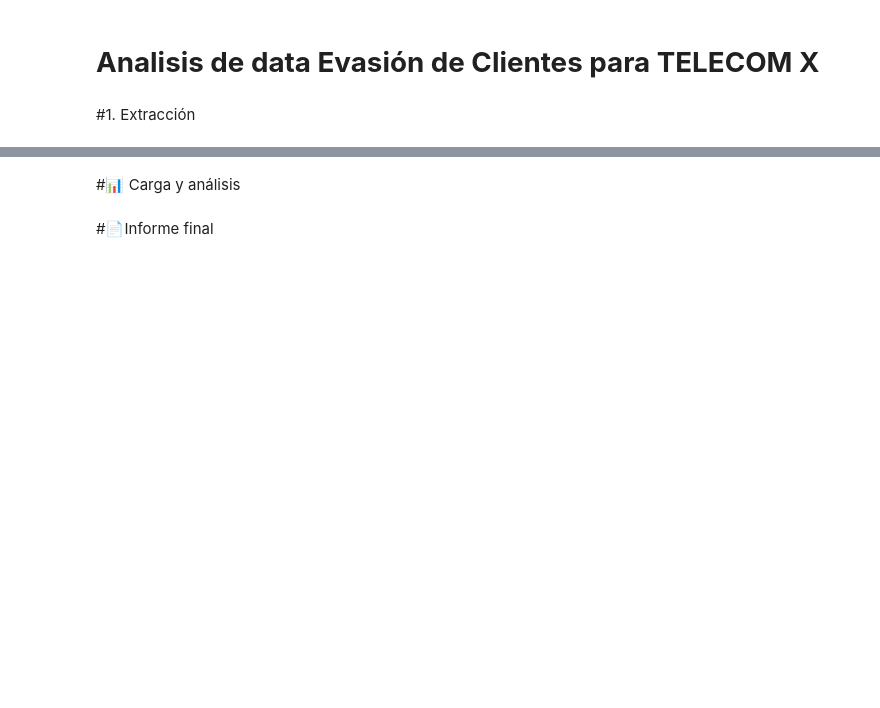
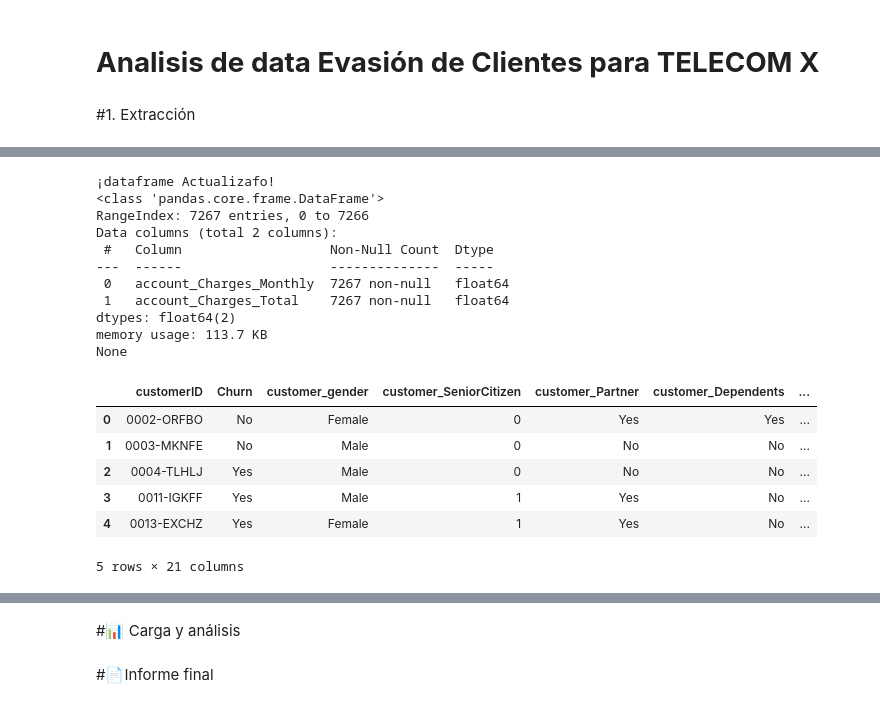
Before and after one commit to JAPreP/Desafio-Telecom-X-, a Jupyter notebook: TelecomX_JulianPreciado.ipynb, the cells around one changed output, grey strips where cells are left out. Cells and saved outputs as stored; diff of their text form; code cells hidden in the pictures; blank space fills up the shorter version.

```diff
--- a/TelecomX_JulianPreciado.ipynb
+++ b/TelecomX_JulianPreciado.ipynb
@@ -8,0 +81,36 @@
+# %%
+# 1. Renombremos las columnas para quitar los puntos
+# Esto hará que sea más sencillo escribir código (ej: df.churn en lugar de df['Churn'])
+df_final.columns = [col.replace('.', '_') for col in df_final.columns]
+
+# Luego Arreglaremos  la columna account_Charges_Total que esta definida como object ---
+# entonces primero convertimos espacios vacíos en NaN (nulos) y luego a números
+
+df_final['account_Charges_Total'] = pd.to_numeric(df_final['account_Charges_Total'], errors='coerce')
+
+#  Si hay nulos (clientes nuevos con 0 cargos), los llenamos con 0
+df_final['account_Charges_Total'] = df_final['account_Charges_Total'].fillna(0)
+
+# luego de ello Verificamos lo realizado
+print("¡dataframe Actualizafo!")
+print(df_final[['account_Charges_Monthly', 'account_Charges_Total']].info())
+df_final.head()
+# %% [output]
+¡dataframe Actualizafo!
+<class 'pandas.core.frame.DataFrame'>
+RangeIndex: 7267 entries, 0 to 7266
+Data columns (total 2 columns):
+ #   Column                   Non-Null Count  Dtype
+---  ------                   --------------  -----
+ 0   account_Charges_Monthly  7267 non-null   float64
+ 1   account_Charges_Total    7267 non-null   float64
+dtypes: float64(2)
+memory usage: 113.7 KB
+None
+|  | customerID | Churn | customer_gender | customer_SeniorCitizen | customer_Partner | customer_Dependents | ... |
+| 0 | 0002-ORFBO | No | Female | 0 | Yes | Yes | ... |
+| 1 | 0003-MKNFE | No | Male | 0 | No | No | ... |
+| 2 | 0004-TLHLJ | Yes | Male | 0 | No | No | ... |
+| 3 | 0011-IGKFF | Yes | Male | 1 | Yes | No | ... |
+| 4 | 0013-EXCHZ | Yes | Female | 1 | Yes | No | ... |
+5 rows × 21 columns
```
Also changed, not shown: parts of 9 cells of this notebook.
